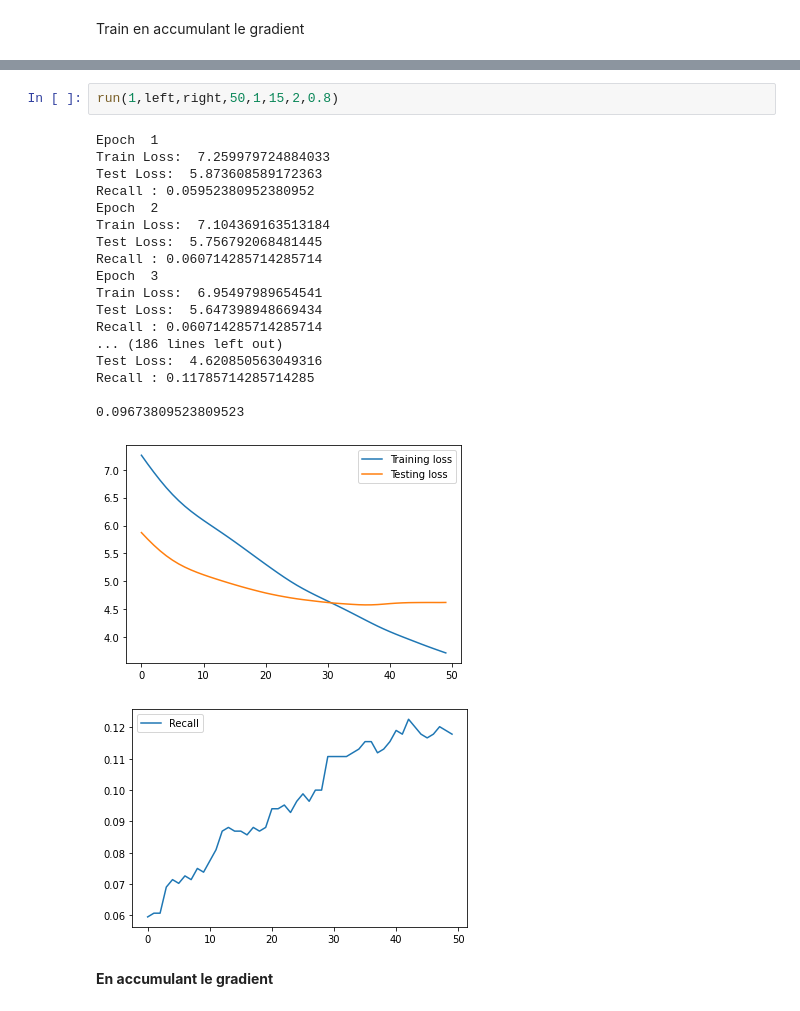
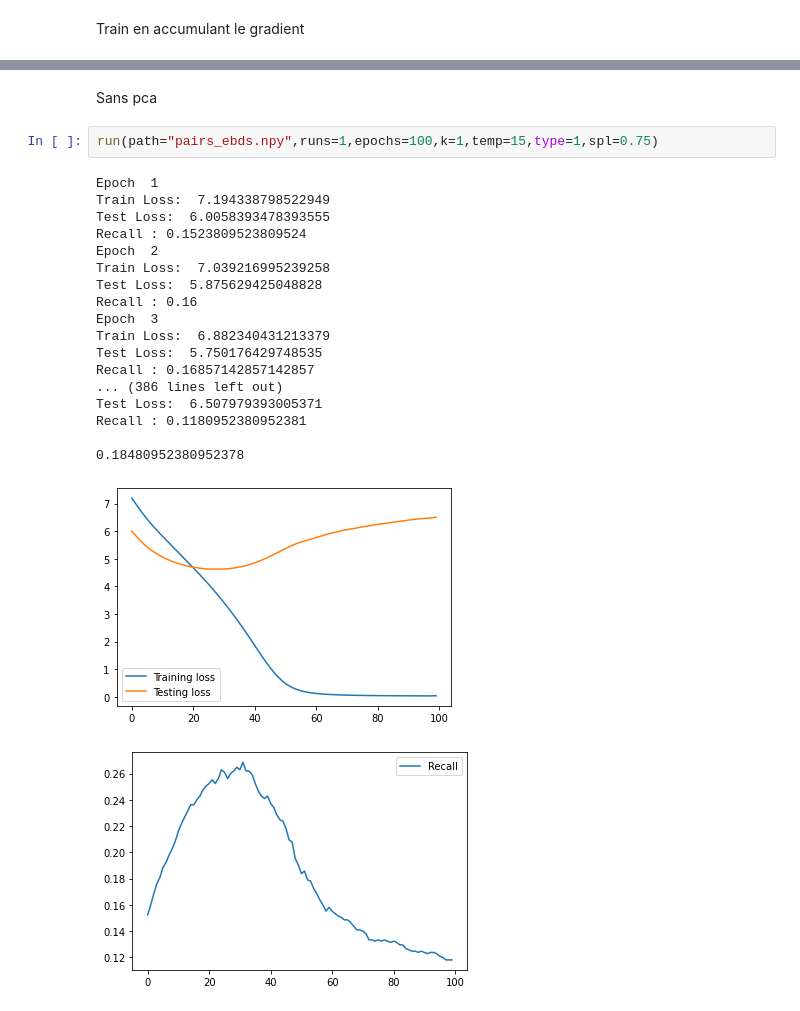
Before and after one commit to VieVie31/visual-similarity, a Jupyter notebook: AdaptV3.ipynb, the cells around one changed output, grey strips where cells are left out. Cells and saved outputs as stored; diff of their text form.

```diff
--- a/AdaptV3.ipynb
+++ b/AdaptV3.ipynb
@@ -331,24 +252,24 @@ Recall 2 : 0.0009523809523809524
-# %%
-run(1,left,right,50,1,15,2,0.8)
-# %% [output]
-Epoch  1
-Train Loss:  7.259979724884033
-Test Loss:  5.873608589172363
-Recall : 0.05952380952380952
-Epoch  2
-Train Loss:  7.104369163513184
-Test Loss:  5.756792068481445
-Recall : 0.060714285714285714
-Epoch  3
-Train Loss:  6.95497989654541
-Test Loss:  5.647398948669434
-Recall : 0.060714285714285714
-... (186 lines left out)
-Test Loss:  4.620850563049316
-Recall : 0.11785714285714285
-
-0.09673809523809523
-[figure, removed]
-[figure, removed]
-# %% [markdown]
-**En accumulant le gradient**
+# %% [markdown]
+Sans pca
+# %%
+run(path="pairs_ebds.npy",runs=1,epochs=100,k=1,temp=15,type=1,spl=0.75)
+# %% [output]
+Epoch  1
+Train Loss:  7.194338798522949
+Test Loss:  6.0058393478393555
+Recall : 0.1523809523809524
+Epoch  2
+Train Loss:  7.039216995239258
+Test Loss:  5.875629425048828
+Recall : 0.16
+Epoch  3
+Train Loss:  6.882340431213379
+Test Loss:  5.750176429748535
+Recall : 0.16857142857142857
+... (386 lines left out)
+Test Loss:  6.507979393005371
+Recall : 0.1180952380952381
+
+0.18480952380952378
+[figure, added]
+[figure, added]
```
Also changed, not shown: parts of 29 cells of this notebook.
